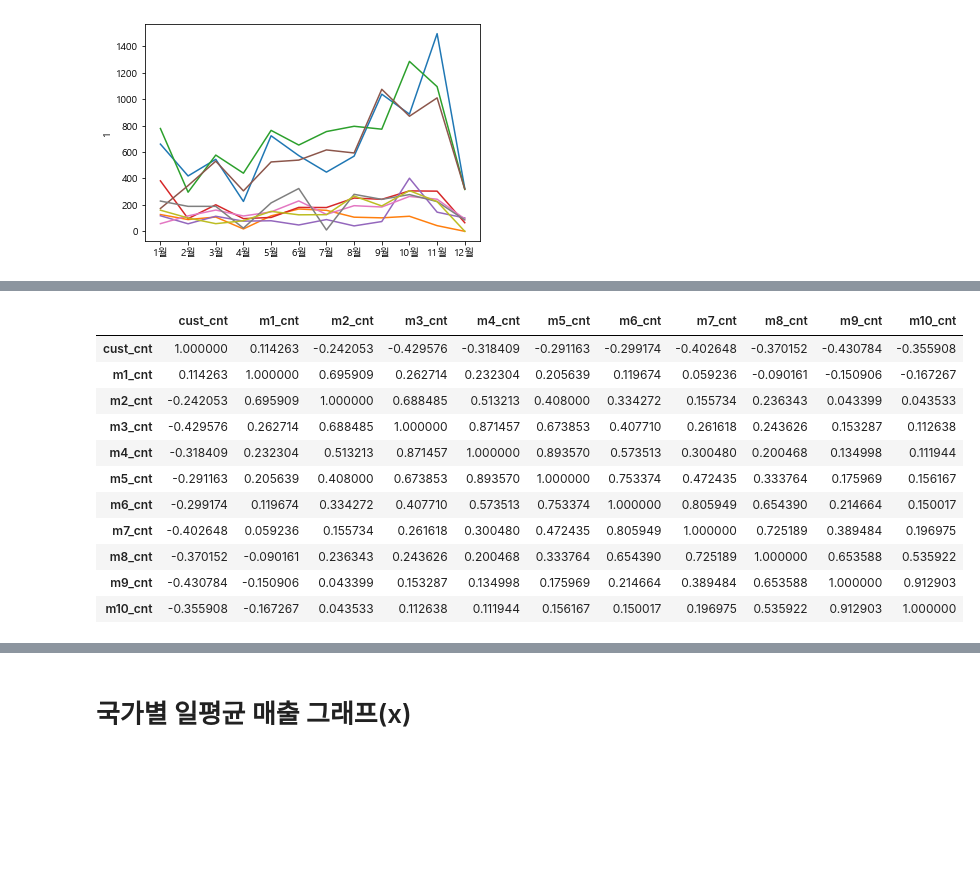
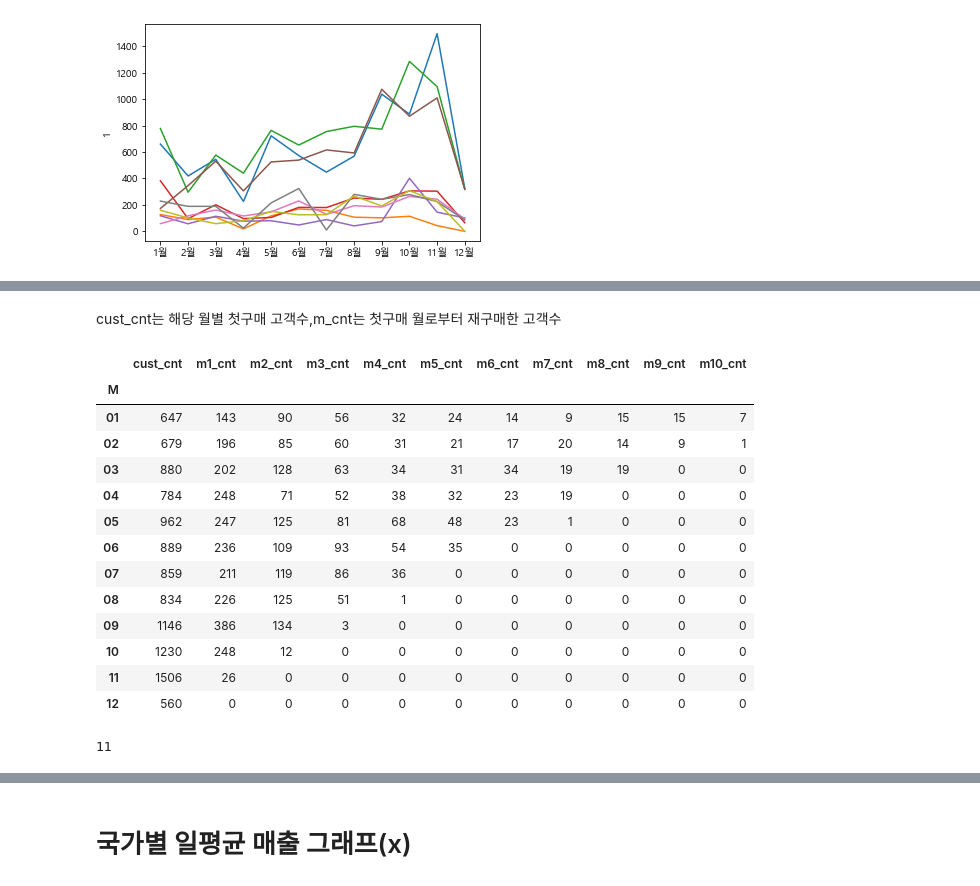
Before and after one commit to JungHunL22/Customer_Analysis_PLT, a Jupyter notebook: code/국가별 비교 시각화.ipynb, the cells around one changed output, grey strips where cells are left out. Saved outputs shown, nothing was run; the diff lists cells and outputs as text; code cells hidden in the pictures; blank space fills up the shorter version.

```diff
--- a/code/국가별 비교 시각화.ipynb
+++ b/code/국가별 비교 시각화.ipynb
@@ -306,18 +312,26 @@ ret.index=ret.M
 ret=ret[ret['country']=='United Kingdom']
 # %%
 ret.drop(['country','M'],axis=1,inplace=True)
+# %% [markdown]
+cust_cnt는 해당 월별 첫구매 고객수,m_cnt는 첫구매 월로부터 재구매한 고객수
 # %%
-ret.corr().style.background_gradient(cmap = "PuBu")
+ret
 # %% [output]
 |  | cust_cnt | m1_cnt | m2_cnt | m3_cnt | m4_cnt | m5_cnt | m6_cnt | m7_cnt | m8_cnt | m9_cnt | m10_cnt |
-| cust_cnt | 1.000000 | 0.114263 | -0.242053 | -0.429576 | -0.318409 | -0.291163 | -0.299174 | -0.402648 | -0.370152 | -0.430784 | -0.355908 |
-| m1_cnt | 0.114263 | 1.000000 | 0.695909 | 0.262714 | 0.232304 | 0.205639 | 0.119674 | 0.059236 | -0.090161 | -0.150906 | -0.167267 |
-| m2_cnt | -0.242053 | 0.695909 | 1.000000 | 0.688485 | 0.513213 | 0.408000 | 0.334272 | 0.155734 | 0.236343 | 0.043399 | 0.043533 |
-| m3_cnt | -0.429576 | 0.262714 | 0.688485 | 1.000000 | 0.871457 | 0.673853 | 0.407710 | 0.261618 | 0.243626 | 0.153287 | 0.112638 |
-| m4_cnt | -0.318409 | 0.232304 | 0.513213 | 0.871457 | 1.000000 | 0.893570 | 0.573513 | 0.300480 | 0.200468 | 0.134998 | 0.111944 |
-| m5_cnt | -0.291163 | 0.205639 | 0.408000 | 0.673853 | 0.893570 | 1.000000 | 0.753374 | 0.472435 | 0.333764 | 0.175969 | 0.156167 |
-| m6_cnt | -0.299174 | 0.119674 | 0.334272 | 0.407710 | 0.573513 | 0.753374 | 1.000000 | 0.805949 | 0.654390 | 0.214664 | 0.150017 |
-| m7_cnt | -0.402648 | 0.059236 | 0.155734 | 0.261618 | 0.300480 | 0.472435 | 0.805949 | 1.000000 | 0.725189 | 0.389484 | 0.196975 |
-| m8_cnt | -0.370152 | -0.090161 | 0.236343 | 0.243626 | 0.200468 | 0.333764 | 0.654390 | 0.725189 | 1.000000 | 0.653588 | 0.535922 |
-| m9_cnt | -0.430784 | -0.150906 | 0.043399 | 0.153287 | 0.134998 | 0.175969 | 0.214664 | 0.389484 | 0.653588 | 1.000000 | 0.912903 |
-| m10_cnt | -0.355908 | -0.167267 | 0.043533 | 0.112638 | 0.111944 | 0.156167 | 0.150017 | 0.196975 | 0.535922 | 0.912903 | 1.000000 |
+| M |  |  |  |  |  |  |  |  |  |  |  |
+| 01 | 647 | 143 | 90 | 56 | 32 | 24 | 14 | 9 | 15 | 15 | 7 |
+| 02 | 679 | 196 | 85 | 60 | 31 | 21 | 17 | 20 | 14 | 9 | 1 |
+| 03 | 880 | 202 | 128 | 63 | 34 | 31 | 34 | 19 | 19 | 0 | 0 |
+| 04 | 784 | 248 | 71 | 52 | 38 | 32 | 23 | 19 | 0 | 0 | 0 |
+| 05 | 962 | 247 | 125 | 81 | 68 | 48 | 23 | 1 | 0 | 0 | 0 |
+| 06 | 889 | 236 | 109 | 93 | 54 | 35 | 0 | 0 | 0 | 0 | 0 |
+| 07 | 859 | 211 | 119 | 86 | 36 | 0 | 0 | 0 | 0 | 0 | 0 |
+| 08 | 834 | 226 | 125 | 51 | 1 | 0 | 0 | 0 | 0 | 0 | 0 |
+| 09 | 1146 | 386 | 134 | 3 | 0 | 0 | 0 | 0 | 0 | 0 | 0 |
+| 10 | 1230 | 248 | 12 | 0 | 0 | 0 | 0 | 0 | 0 | 0 | 0 |
+| 11 | 1506 | 26 | 0 | 0 | 0 | 0 | 0 | 0 | 0 | 0 | 0 |
+| 12 | 560 | 0 | 0 | 0 | 0 | 0 | 0 | 0 | 0 | 0 | 0 |
+# %%
+len(ret.columns)
+# %% [output]
+11
```
Also changed, not shown: parts of 15 cells of this notebook, 4 other files.
